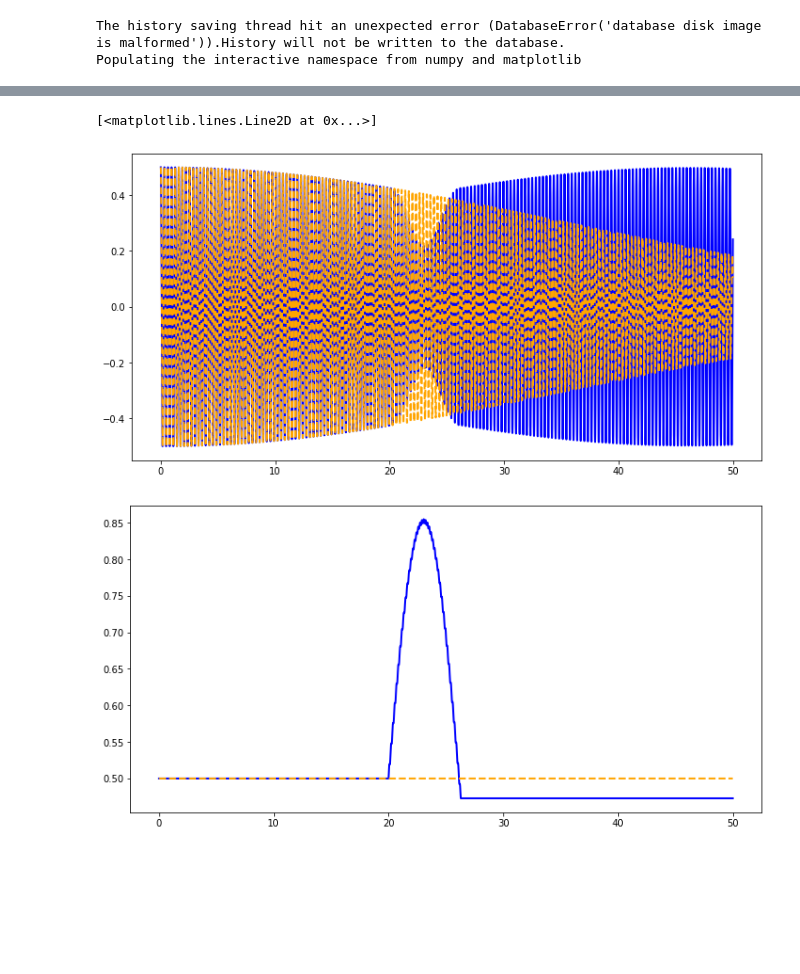
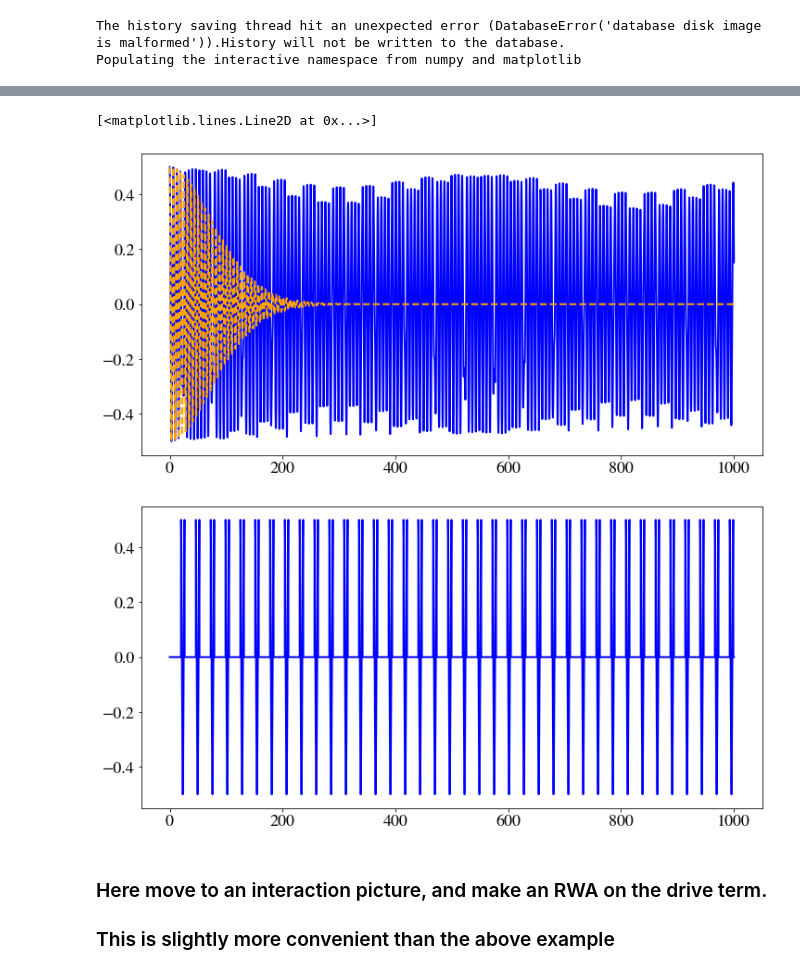
Before and after one commit to tehruhn/bofin_fast, a Jupyter notebook: example 3 dynamical decoupling.ipynb, the cells around one changed output, grey strips where cells are left out. Cells and saved outputs as stored; diff of their text form; code cells hidden in the pictures; blank space fills up the shorter version.

Commit message:
further polishing o dynamical decoupling notebook
finalized the parameters for DD example, changes time scales and so on.

```diff
--- a/example 3 dynamical decoupling.ipynb
+++ b/example 3 dynamical decoupling.ipynb
@@ -132,28 +47,26 @@ The first example is the full evolution with the natural precession, almost no n
 # %%
-#dynamical decoupling test
-wq = 20.0
-Hsys = wq * 0.5 * sigmaz()
+#A weakly coupled but very underdamped environment is the easiest to dynamically decouple.
+
 
 
 pref = 1.
-#K is the matsubara terms; if temperature < system energy,  N>1
 Nk=1
 
 Q=sigmaz()
-T= 1.
+T= .05
 beta=1./T
-#beta = 1/10.
 
-lam = 0.0001
-gamma = 0.0001
+lam = 0.0005
+gamma = 0.005
 
 
-wlist = np.linspace(0, 0.01, 1000)
+
+wlist = np.linspace(0, 0.5, 1000)
 pref = 1.
 
 J = [w * 2 * lam * gamma / ((gamma**2 + w**2)) for w in wlist]
 
-# Plot the results
+
 fig, axes = plt.subplots(1, 1, sharex=True, figsize=(8,8))
 axes.plot(wlist, J, 'r', linewidth=2)
 axes.set_xlabel(r'$\omega$', fontsize=28)
@@ -301,33 +195,30 @@ c code qobjevo
 # %%
-#P2HEOM=expect(output.states,P2)
 
 
-
-P12DD=expect(outputDD.states,basis(2,1)*basis(2,0).dag())
-P12DDL=expect(outputDDL.states,basis(2,1)*basis(2,0).dag())
+P12DDC=expect(outputDDC.states,basis(2,1)*basis(2,0).dag())
+P12DDP=expect(outputDDP.states,basis(2,1)*basis(2,0).dag())
 P12noDD=expect(outputnoDD.states,basis(2,1)*basis(2,0).dag())
 
 fig, axes2 = subplots(1, 1, sharex=True, figsize=(12,6))
 
 
 
-axes2.plot(tlist2, real(P12DDL), 'blue', linestyle='-', linewidth=2, label="P12 dd")
-#axes2.plot(tlist2, real(P12DD), 'blue', linestyle='-', linewidth=2, label="P12 dd")
+axes2.plot(tlist2, real(P12DDC), 'blue', linestyle='-', linewidth=2, label="P12 dd")
+#axes2.plot(tlist2, real(P12DDP), 'blue', linestyle='-', linewidth=2, label="P12 dd")
 axes2.plot(tlist2, real(P12noDD), 'orange', linestyle='--', linewidth=2, label="P12 no dd")
 
 #P2HEOM=expect(output.states,P2)
 
 
 P1DD=expect(outputDDL.states,basis(2,1)*basis(2,1).dag())
 P1noDD=expect(outputnoDD.states,basis(2,1)*basis(2,1).dag())
 
+pulse = [drive(t) for t in tlist2]
+
 fig, axes2 = subplots(1, 1, sharex=True, figsize=(12,6))
 
-
-
-axes2.plot(tlist2, real(P1DD), 'blue', linestyle='-', linewidth=2, label="P12 dd")
-axes2.plot(tlist2, real(P1noDD), 'orange', linestyle='--', linewidth=2, label="P12 no dd")
+axes2.plot(tlist2, pulse, 'blue', linestyle='-', linewidth=2, label="P12 dd")
 # %% [output]
 [<matplotlib.lines.Line2D at 0x...>]
-[figure, old version]
+[figure, new version]
-[figure, old version]
+[figure, new version]
@@ -336,0 +225,4 @@ axes2.plot(tlist2, real(P1noDD), 'orange', linestyle='--', linewidth=2, label="P
+# %% [markdown]
+### Here move to an interaction picture, and make an RWA on the drive term.
+
+### This is slightly more convenient than the above example
```
Also changed, not shown: parts of 19 cells of this notebook, 3 other files.
